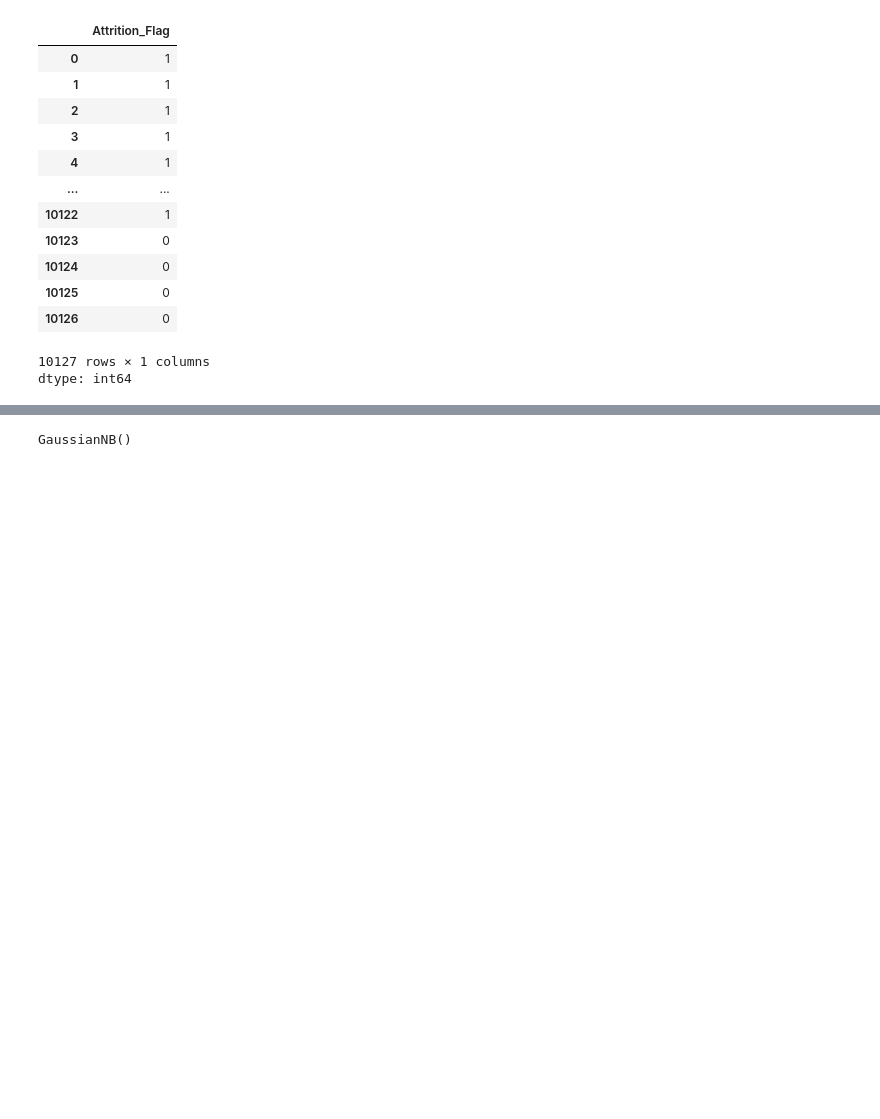
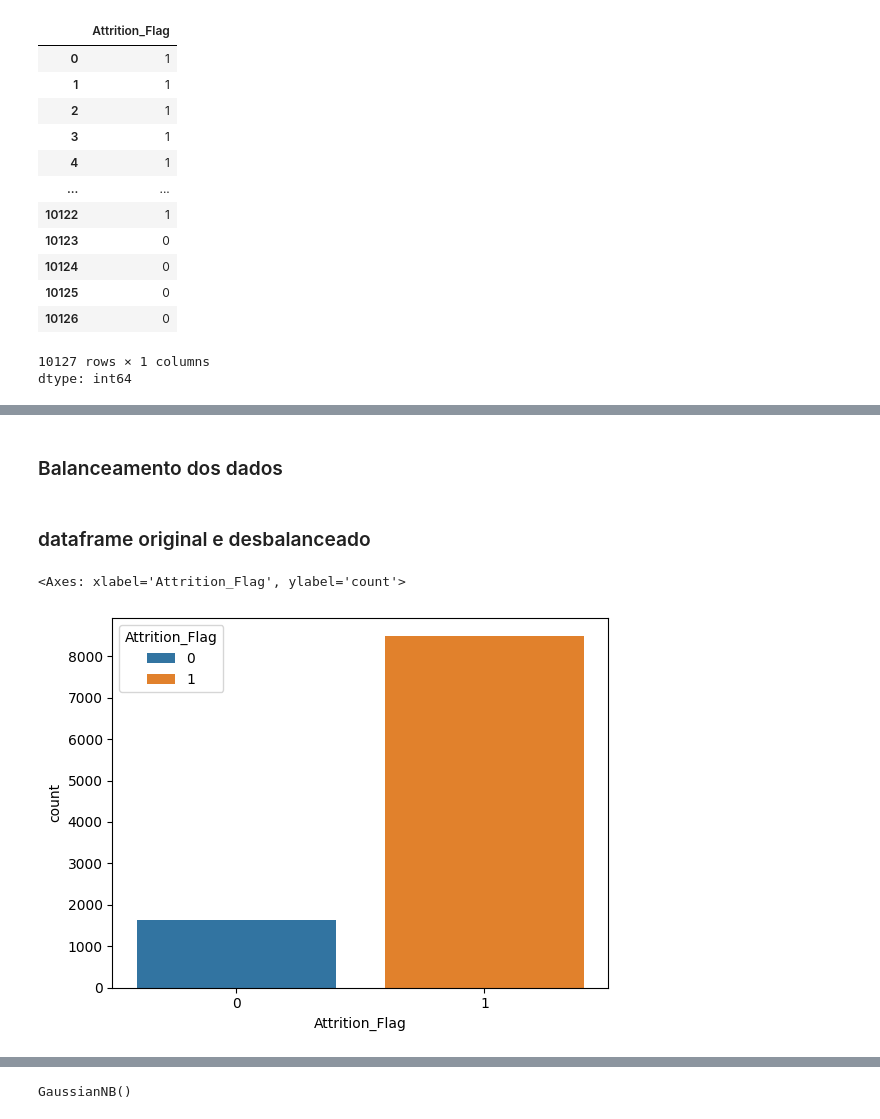
Before and after one commit to jonatas-valete/naive-bayes-bank, a Jupyter notebook: ml_naivebayes.ipynb, the cells around one changed output, grey strips where cells are left out. Drawn from its saved outputs; the diff is of its cells as text; code cells hidden in the pictures; blank space fills up the shorter version.

```diff
--- a/ml_naivebayes.ipynb
+++ b/ml_naivebayes.ipynb
@@ -157,3 +170,5 @@ base.head()
+# %% [markdown]
+### Balanceamento dos dados
 # %%
 from imblearn import under_sampling, over_sampling
 from imblearn.over_sampling import SMOTE
@@ -161,3 +176,11 @@ from imblearn.over_sampling import SMOTE
 smote_balance = SMOTE()
 
 variaveis_preditoras2_balanceada, y_balanceada = smote_balance.fit_resample(variaveis_preditoras2, y)
+# %% [markdown]
+### dataframe original e desbalanceado
+# %%
+# dataframe original
+sns.countplot(df_clean, x='Attrition_Flag', hue='Attrition_Flag')
+# %% [output]
+<Axes: xlabel='Attrition_Flag', ylabel='count'>
+[figure, added]
```
Also changed, not shown: parts of 34 cells of this notebook.
